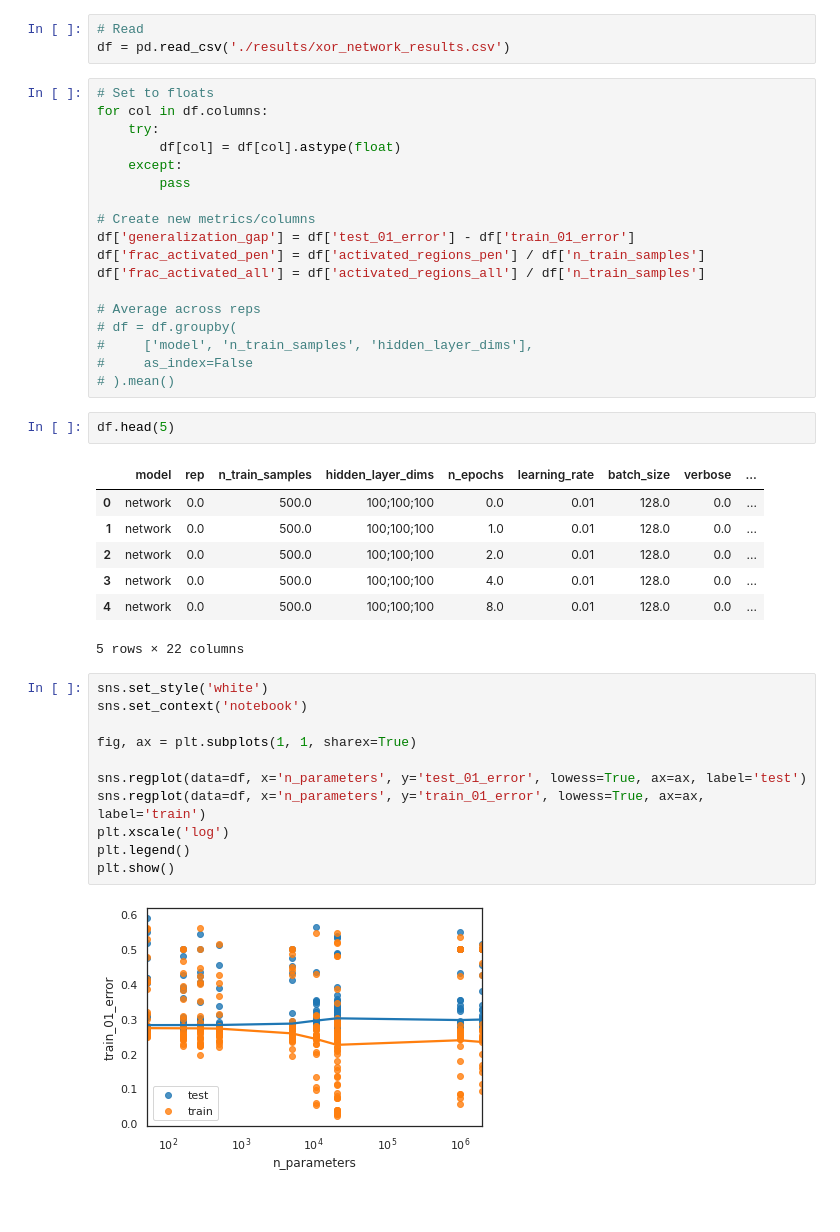
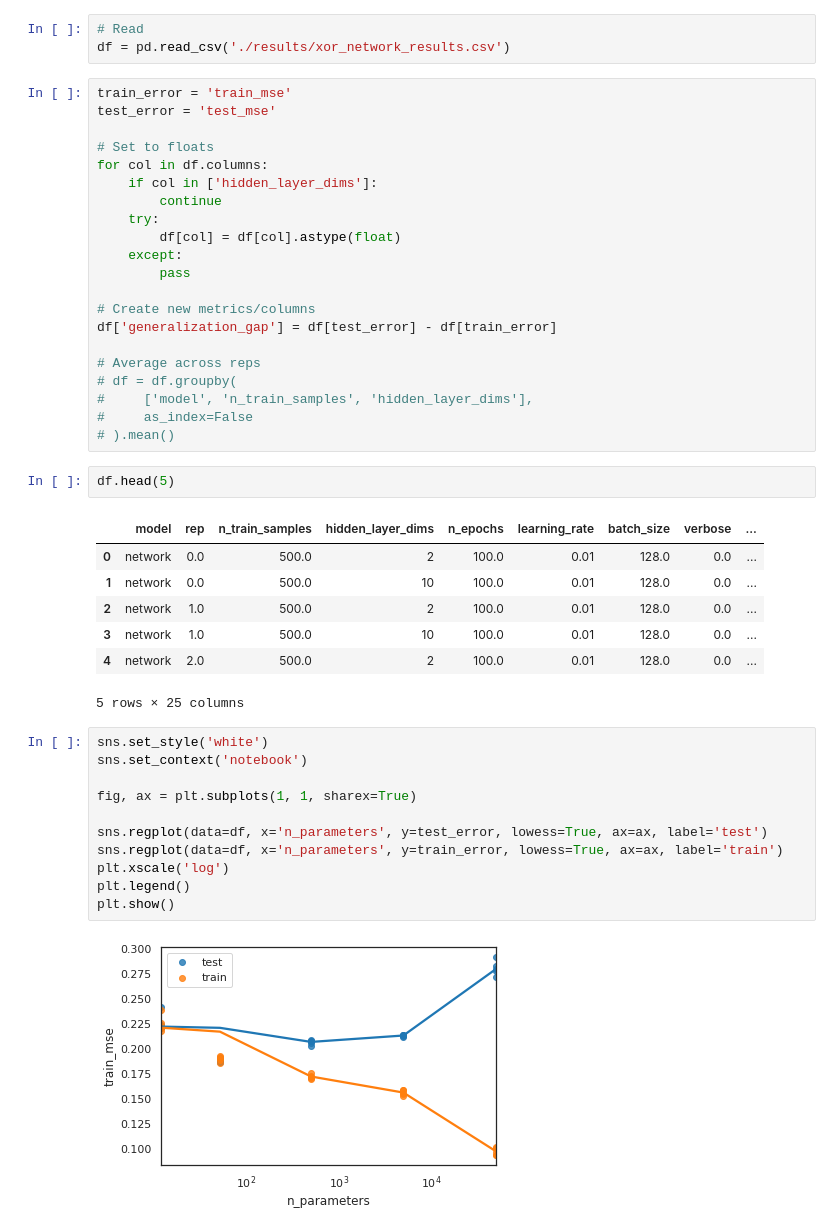
Before and after one commit to rflperry/double_descent, a Jupyter notebook: experiments/xor/plot_results.ipynb, the cells around one changed output. Saved outputs shown, nothing was run; the diff lists cells and outputs as text; blank space fills up the shorter version.

```diff
--- a/experiments/xor/plot_results.ipynb
+++ b/experiments/xor/plot_results.ipynb
@@ -109,17 +157,20 @@ plt.show()
 # Read
 df = pd.read_csv('./results/xor_network_results.csv')
 # %%
+train_error = 'train_mse'
+test_error = 'test_mse'
+
 # Set to floats
 for col in df.columns:
+    if col in ['hidden_layer_dims']:
+        continue
     try:
         df[col] = df[col].astype(float)
     except:
         pass
 
 # Create new metrics/columns
-df['generalization_gap'] = df['test_01_error'] - df['train_01_error']
-df['frac_activated_pen'] = df['activated_regions_pen'] / df['n_train_samples']
-df['frac_activated_all'] = df['activated_regions_all'] / df['n_train_samples']
+df['generalization_gap'] = df[test_error] - df[train_error]
 
 # Average across reps
 # df = df.groupby(
@@ -130,24 +181,24 @@ df['frac_activated_all'] = df['activated_regions_all'] / df['n_train_samples']
 df.head(5)
 # %% [output]
 |  | model | rep | n_train_samples | hidden_layer_dims | n_epochs | learning_rate | batch_size | verbose | ... |
-| 0 | network | 0.0 | 500.0 | 100;100;100 | 0.0 | 0.01 | 128.0 | 0.0 | ... |
-| 1 | network | 0.0 | 500.0 | 100;100;100 | 1.0 | 0.01 | 128.0 | 0.0 | ... |
-| 2 | network | 0.0 | 500.0 | 100;100;100 | 2.0 | 0.01 | 128.0 | 0.0 | ... |
-| 3 | network | 0.0 | 500.0 | 100;100;100 | 4.0 | 0.01 | 128.0 | 0.0 | ... |
-| 4 | network | 0.0 | 500.0 | 100;100;100 | 8.0 | 0.01 | 128.0 | 0.0 | ... |
+| 0 | network | 0.0 | 500.0 | 2 | 100.0 | 0.01 | 128.0 | 0.0 | ... |
+| 1 | network | 0.0 | 500.0 | 10 | 100.0 | 0.01 | 128.0 | 0.0 | ... |
+| 2 | network | 1.0 | 500.0 | 2 | 100.0 | 0.01 | 128.0 | 0.0 | ... |
+| 3 | network | 1.0 | 500.0 | 10 | 100.0 | 0.01 | 128.0 | 0.0 | ... |
+| 4 | network | 2.0 | 500.0 | 2 | 100.0 | 0.01 | 128.0 | 0.0 | ... |
-5 rows × 22 columns
+5 rows × 25 columns
 # %%
 sns.set_style('white')
 sns.set_context('notebook')
 
 fig, ax = plt.subplots(1, 1, sharex=True)
 
-sns.regplot(data=df, x='n_parameters', y='test_01_error', lowess=True, ax=ax, label='test')
-sns.regplot(data=df, x='n_parameters', y='train_01_error', lowess=True, ax=ax, label='train')
+sns.regplot(data=df, x='n_parameters', y=test_error, lowess=True, ax=ax, label='test')
+sns.regplot(data=df, x='n_parameters', y=train_error, lowess=True, ax=ax, label='train')
 plt.xscale('log')
 plt.legend()
 plt.show()
 # %% [output]
-[figure, old version]
+[figure, new version]
 # %%
 corr_vars = [
```
Also changed, not shown: parts of 13 cells of this notebook, 4 other files.
